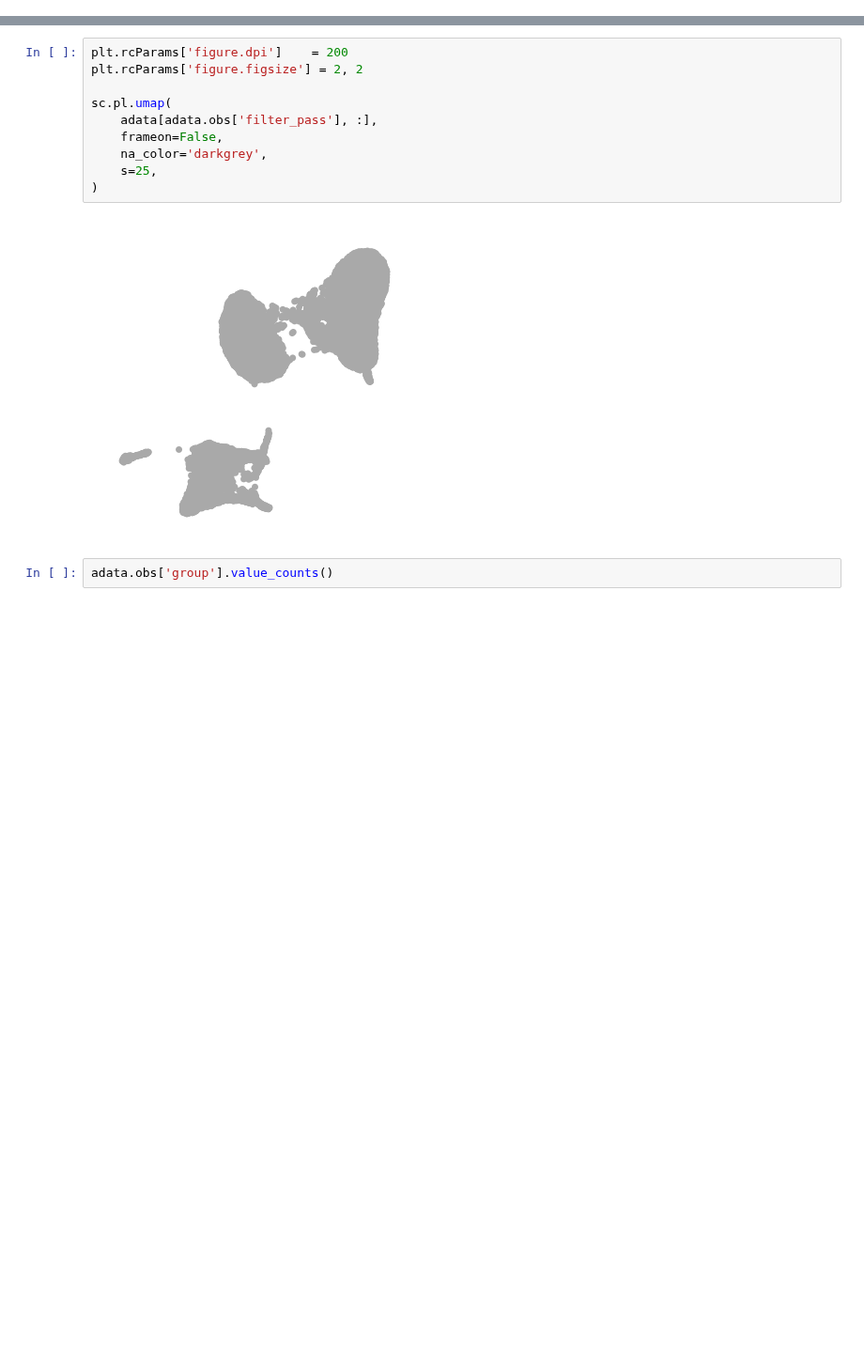
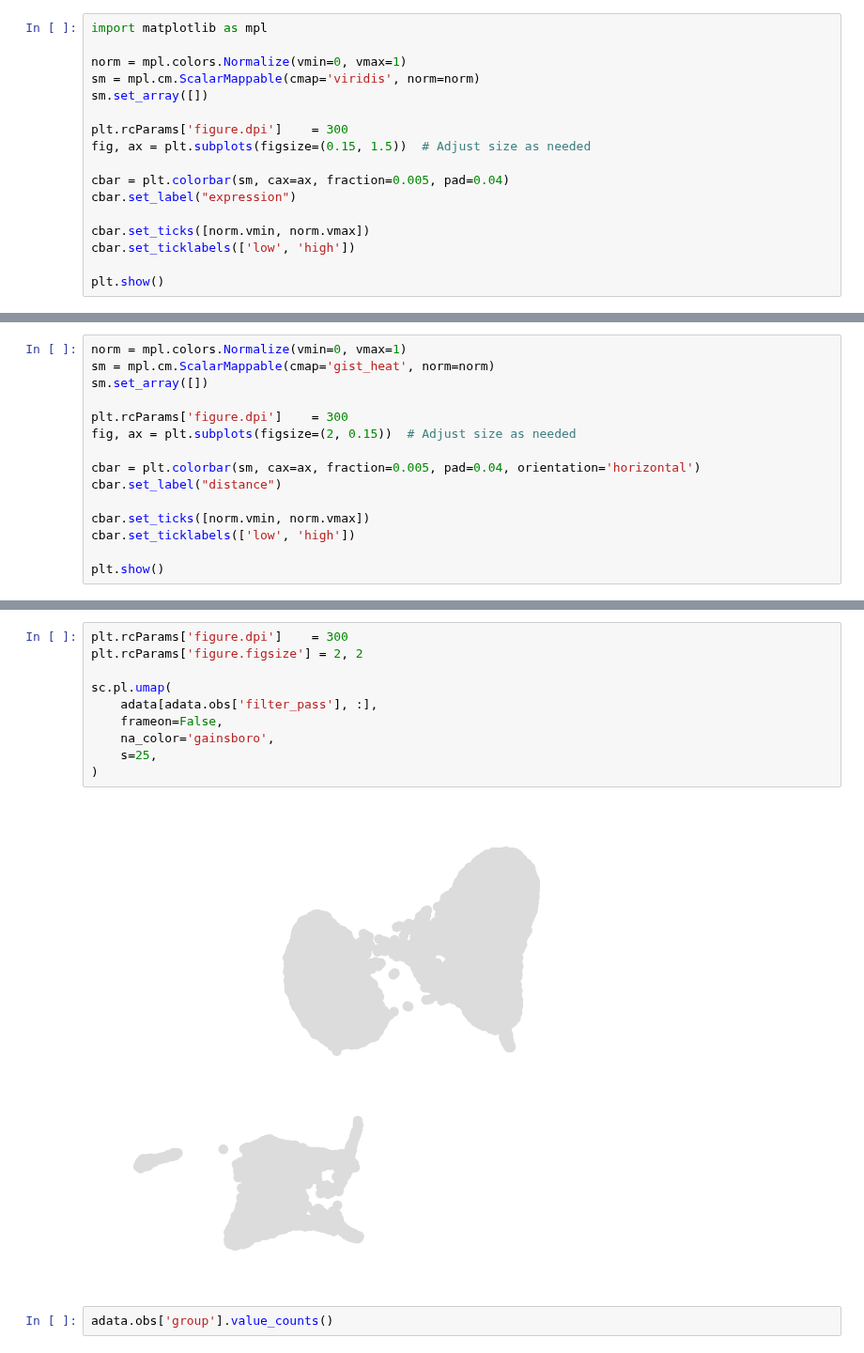
Before and after one commit to CooperStansbury/hematokytos, a Jupyter notebook: notebooks/benchmarks/internal_benchmark.ipynb, the cells around one changed output, grey strips where cells are left out. Shown at 94% size. Cells and saved outputs as stored; diff of their text form; blank space fills up the shorter version.

```diff
--- a/notebooks/benchmarks/internal_benchmark.ipynb
+++ b/notebooks/benchmarks/internal_benchmark.ipynb
@@ -69,0 +94,17 @@ AnnData object with n_obs × n_vars = 21062 × 25739
+# %%
+import matplotlib as mpl
+
+norm = mpl.colors.Normalize(vmin=0, vmax=1)
+sm = mpl.cm.ScalarMappable(cmap='viridis', norm=norm)
+sm.set_array([])
+
+plt.rcParams['figure.dpi']    = 300
+fig, ax = plt.subplots(figsize=(0.15, 1.5))  # Adjust size as needed
+
+cbar = plt.colorbar(sm, cax=ax, fraction=0.005, pad=0.04)
+cbar.set_label("expression")
+
+cbar.set_ticks([norm.vmin, norm.vmax])
+cbar.set_ticklabels(['low', 'high'])
+
+plt.show()
@@ -69,0 +113,15 @@ AnnData object with n_obs × n_vars = 21062 × 25739
+# %%
+norm = mpl.colors.Normalize(vmin=0, vmax=1)
+sm = mpl.cm.ScalarMappable(cmap='gist_heat', norm=norm)
+sm.set_array([])
+
+plt.rcParams['figure.dpi']    = 300
+fig, ax = plt.subplots(figsize=(2, 0.15))  # Adjust size as needed
+
+cbar = plt.colorbar(sm, cax=ax, fraction=0.005, pad=0.04, orientation='horizontal')
+cbar.set_label("distance")
+
+cbar.set_ticks([norm.vmin, norm.vmax])
+cbar.set_ticklabels(['low', 'high'])
+
+plt.show()
@@ -70,15 +130,15 @@ AnnData object with n_obs × n_vars = 21062 × 25739
 # %%
-plt.rcParams['figure.dpi']    = 200
+plt.rcParams['figure.dpi']    = 300
 plt.rcParams['figure.figsize'] = 2, 2
 
 sc.pl.umap(
     adata[adata.obs['filter_pass'], :],
     frameon=False,
-    na_color='darkgrey',
+    na_color='gainsboro',
     s=25,
 )
 # %% [output]
-[figure, old version]
+[figure, new version]
 # %%
 adata.obs['group'].value_counts()
 # %% [output]
```
Also changed, not shown: parts of 8 cells of this notebook, 2 other files.
